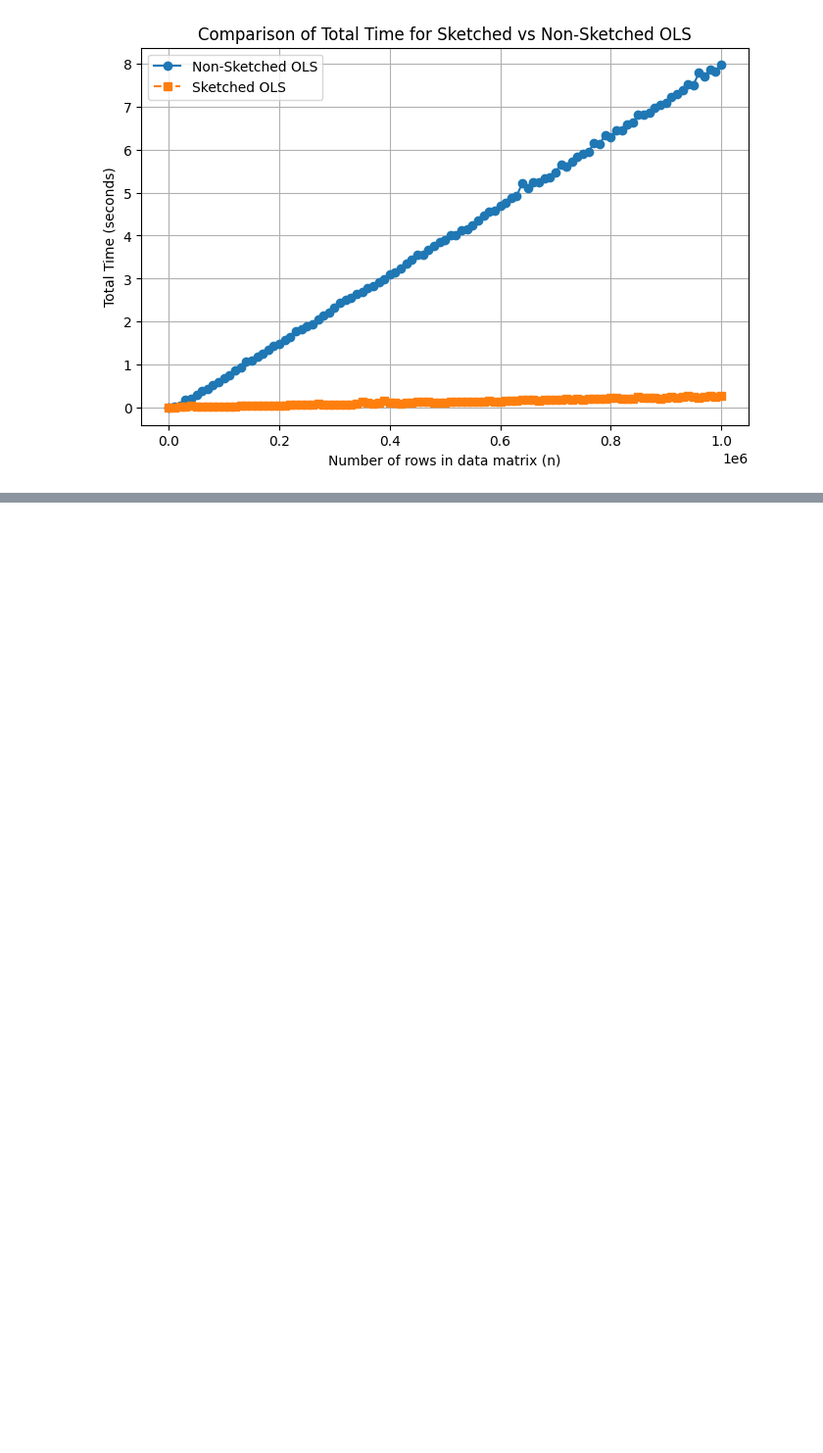
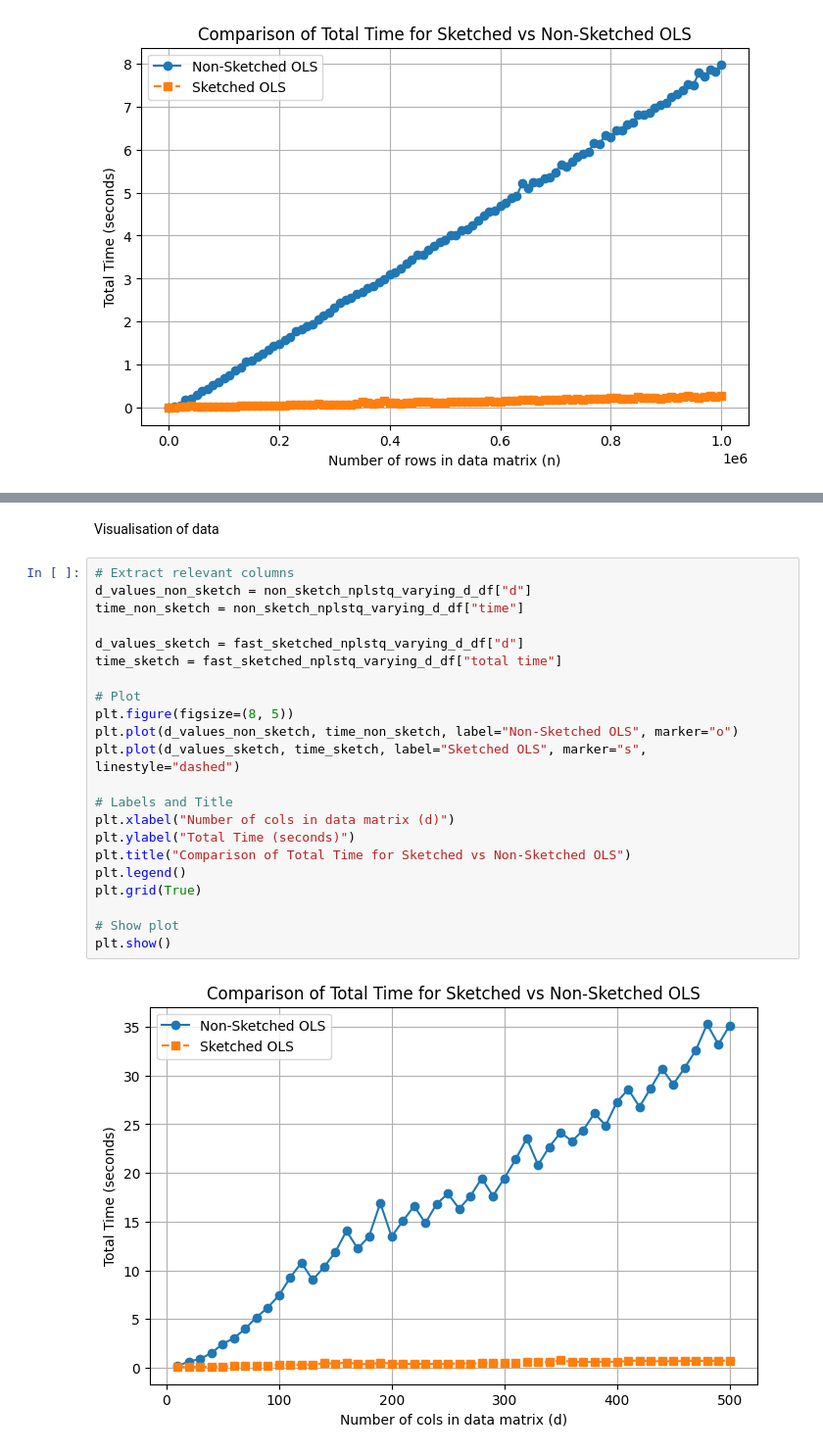
Before and after one commit to LakBoonJun1/DSA4288, a Jupyter notebook: Notebook/OLS.ipynb, the cells around one changed output, grey strips where cells are left out. Shown at 98% size. Saved outputs shown, nothing was run; the diff lists cells and outputs as text; blank space fills up the shorter version.

Commit message:
sketch vs non sketch for diff number of col for data matrix

```diff
--- a/Notebook/OLS.ipynb
+++ b/Notebook/OLS.ipynb
@@ -1411,0 +1527,26 @@ plt.show()
+# %% [markdown]
+Visualisation of data
+# %%
+# Extract relevant columns
+d_values_non_sketch = non_sketch_nplstq_varying_d_df["d"]
+time_non_sketch = non_sketch_nplstq_varying_d_df["time"]
+
+d_values_sketch = fast_sketched_nplstq_varying_d_df["d"]
+time_sketch = fast_sketched_nplstq_varying_d_df["total time"]
+
+# Plot
+plt.figure(figsize=(8, 5))
+plt.plot(d_values_non_sketch, time_non_sketch, label="Non-Sketched OLS", marker="o")
+plt.plot(d_values_sketch, time_sketch, label="Sketched OLS", marker="s", linestyle="dashed")
+
+# Labels and Title
+plt.xlabel("Number of cols in data matrix (d)")
+plt.ylabel("Total Time (seconds)")
+plt.title("Comparison of Total Time for Sketched vs Non-Sketched OLS")
+plt.legend()
+plt.grid(True)
+
+# Show plot
+plt.show()
+# %% [output]
+[figure, added]
```
Also changed, not shown: parts of 14 cells of this notebook.
